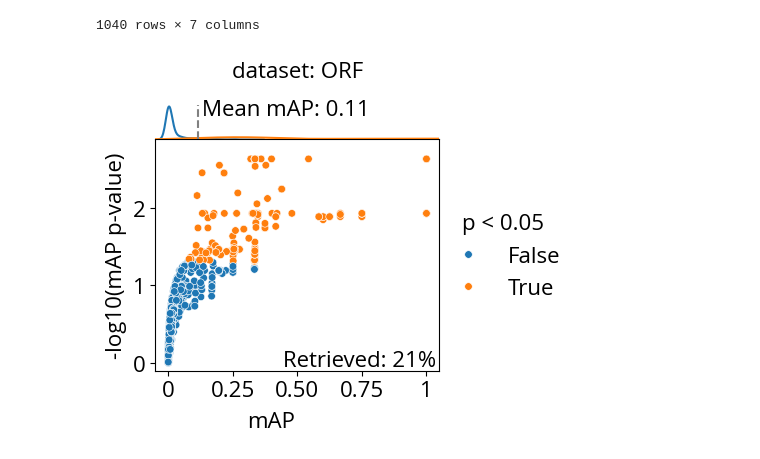
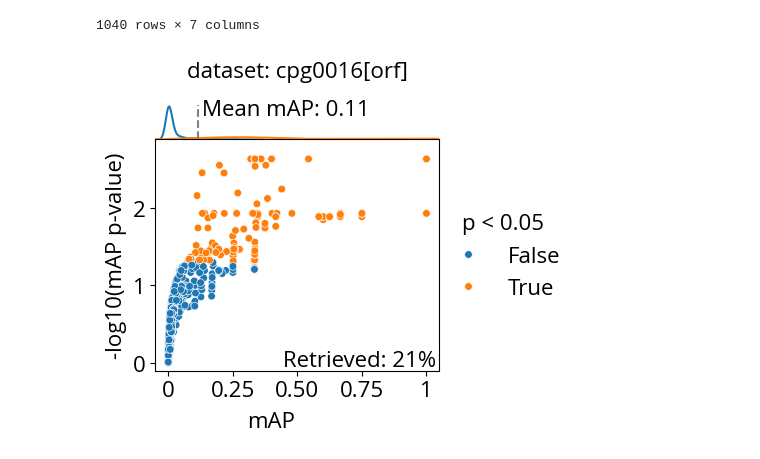
Before and after one commit to alxndrkalinin/grit-benchmark, a Jupyter notebook: 1.calculate-metrics/orf/bio_relevance.ipynb, the cells around one changed output. Saved outputs shown, nothing was run; the diff lists cells and outputs as text; code cells hidden in the pictures.

```diff
--- a/1.calculate-metrics/orf/bio_relevance.ipynb
+++ b/1.calculate-metrics/orf/bio_relevance.ipynb
@@ -53,11 +64,11 @@ bio_map
 | 1039 | v-ATPase-Ragulator-AXIN/LKB1-AMPK... | 0.008274 | 0.328589 | 0.668245 | 0.175064 | False | ... |
 1040 rows × 7 columns
 # %%
-bio_map["const"] = "dataset: ORF"
+bio_map["const"] = "dataset: cpg0016[orf]"
 
 plot_map_x3(bio_map, "const", "", s=30, pr_x=0.45, pr_y=0.02, l_x=1.1, l_y=0.58)
 # %% [output]
-[figure, old version]
+[figure, new version]
 # %%
 # df = bio_map
 
```
Also changed, not shown: parts of 3 cells of this notebook, 1 other file.
